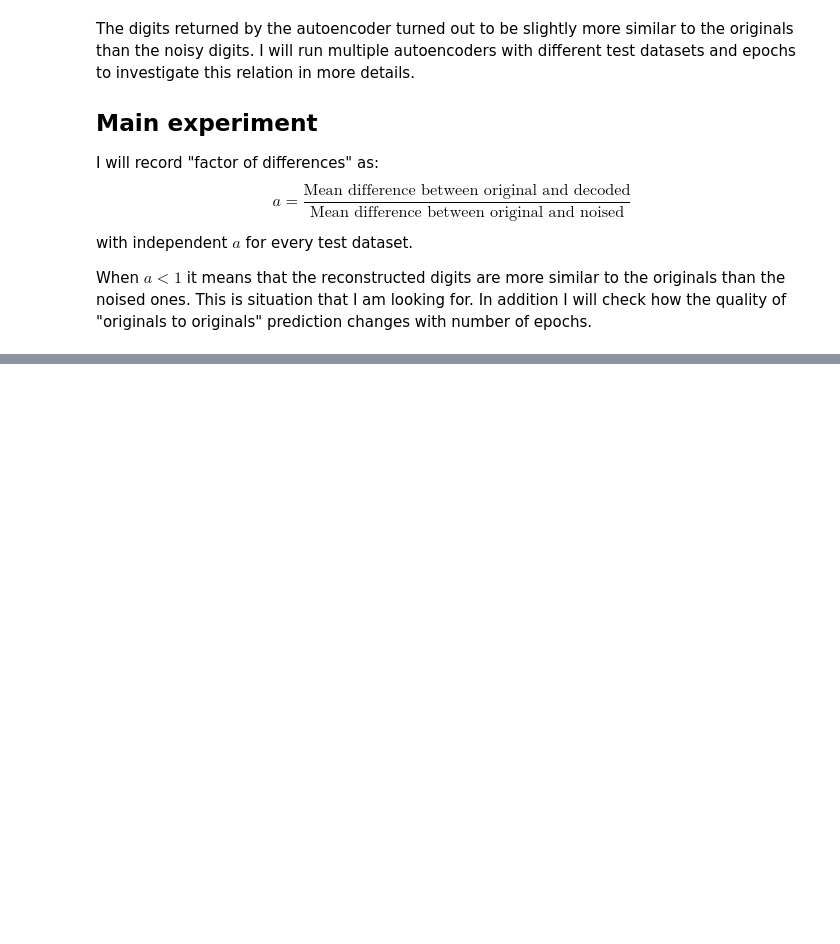
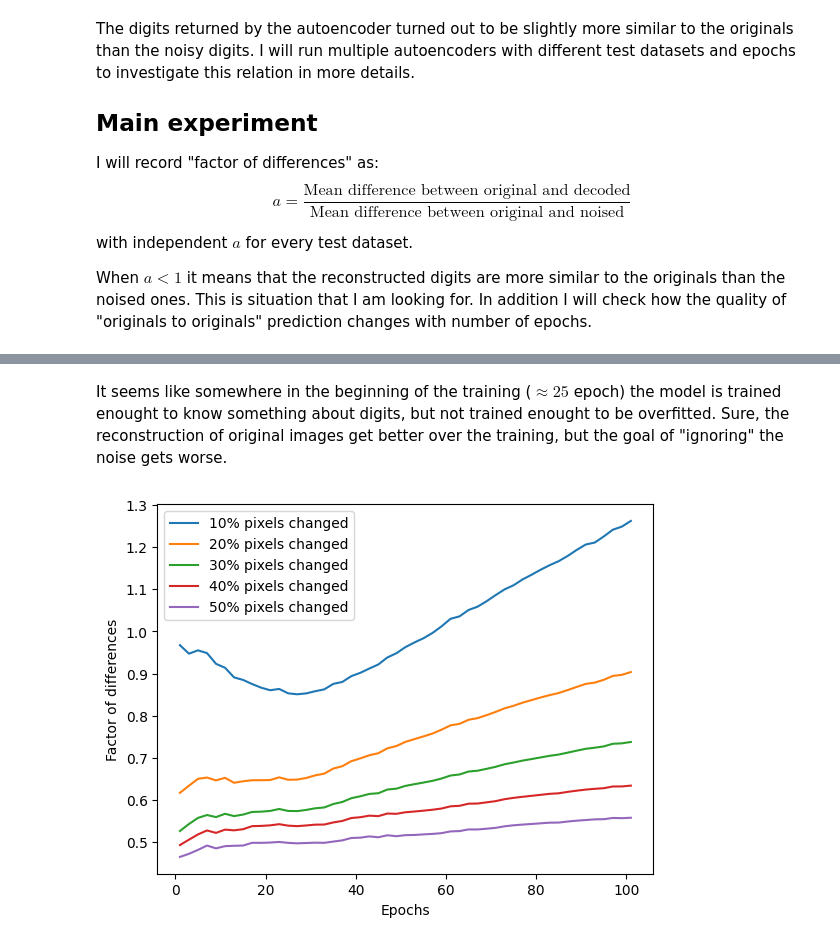
Before and after one commit to kebabee/autoencoder-memory, a Jupyter notebook: associative_autoencoder.ipynb, the cells around one changed output, grey strips where cells are left out. Cells and saved outputs as stored; diff of their text form; code cells hidden in the pictures; blank space fills up the shorter version.

```diff
--- a/associative_autoencoder.ipynb
+++ b/associative_autoencoder.ipynb
@@ -308,0 +293,14 @@ plt.show()
+# %% [markdown]
+It seems like somewhere in the beginning of the training ($\approx 25$ epoch) the model is trained enought to know something about digits, but not trained enought to be overfitted. Sure, the reconstruction of original images get better over the training, but the goal of "ignoring" the noise gets worse.
+# %%
+plt.plot(epochs, a_rand10, label='10% pixels changed')
+plt.plot(epochs, a_rand20, label='20% pixels changed')
+plt.plot(epochs, a_rand30, label='30% pixels changed')
+plt.plot(epochs, a_rand40, label='40% pixels changed')
+plt.plot(epochs, a_rand50, label='50% pixels changed')
+plt.xlabel('Epochs')
+plt.ylabel('Factor of differences')
+plt.legend()
+plt.show()
+# %% [output]
+[figure, added]
```
Also changed, not shown: parts of 11 cells of this notebook.
